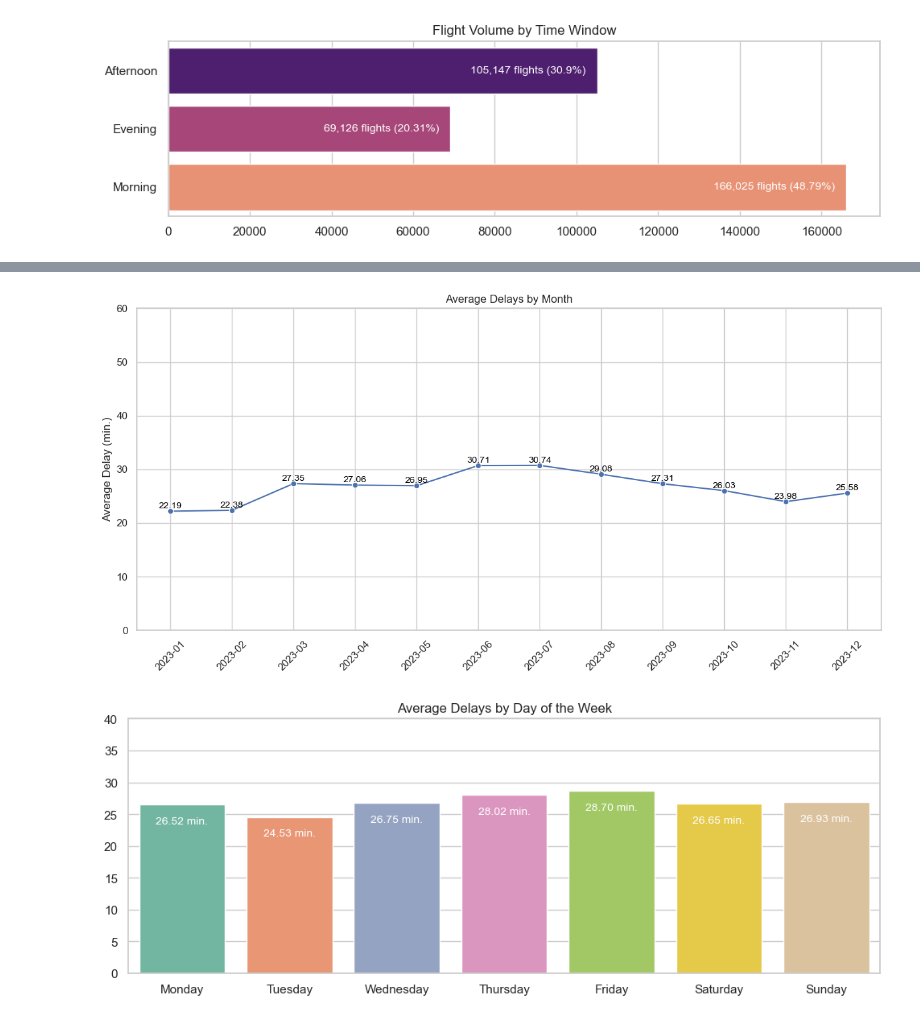
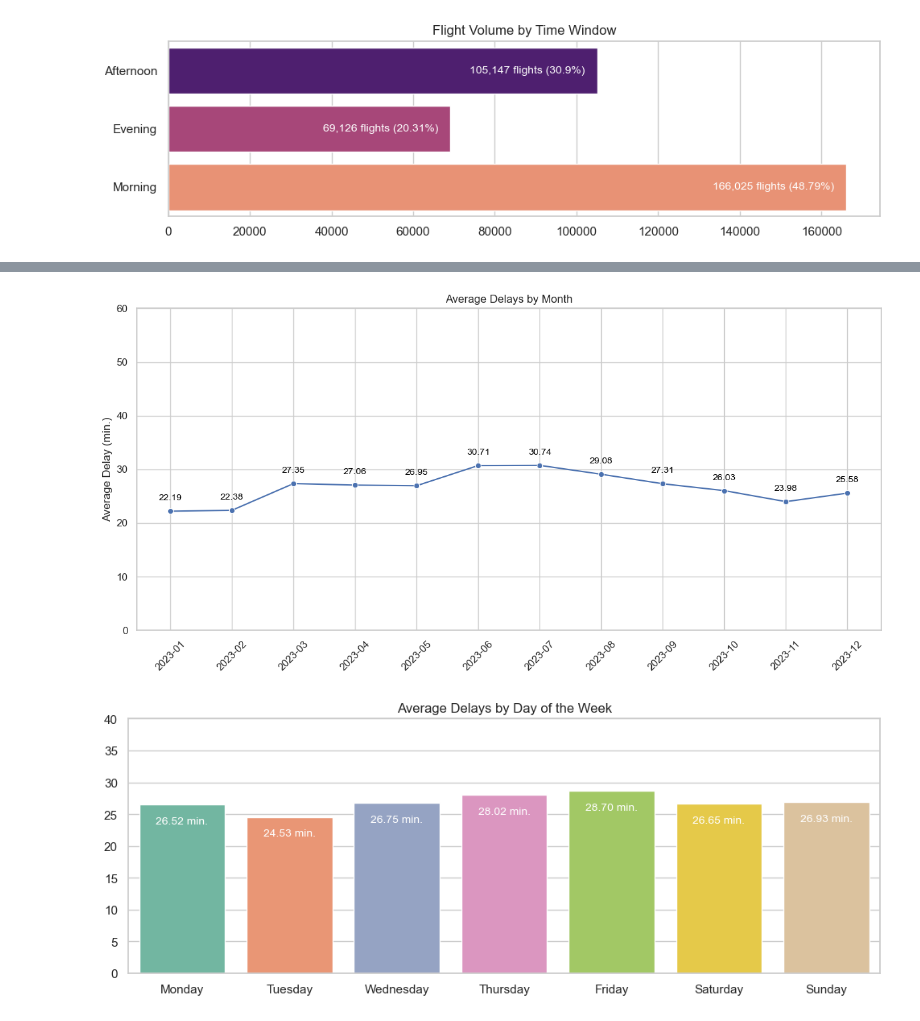
Before and after one commit to DT-Service-Consulting/avstats, a Jupyter notebook: avstats/AvStats_EDA.ipynb, the cells around one changed output, grey strips where cells are left out. Cells and saved outputs as stored; diff of their text form; code cells hidden in the pictures.

```diff
--- a/avstats/AvStats_EDA.ipynb
+++ b/avstats/AvStats_EDA.ipynb
@@ -331,7 +329,7 @@ plt.ylabel('')
 
 # Text annotations
 for i, (v, p) in enumerate(zip(flight_summary.values, flight_summary_percentage)):
-    ax.text(v - 500, i, f"{v:,} flights ({p}%)   ", color='white', ha='right', va='center', fontsize=10)
+    ax.text(v - 3000, i, f"{v:,} flights ({p}%)", color='white', ha='right', va='center', fontsize=10)
 
 plt.tight_layout()
 plt.show()
@@ -340,24 +355,24 @@ plt.show()
 # %%
 # Delays by Month with Annotations
 df['Month'] = pd.to_datetime(df['sdt']).dt.to_period('M')
 monthly_delays = df.groupby('Month')['dep_delay'].mean()
 
 plt.figure(figsize=(12, 6))
 ax = sns.lineplot(x=monthly_delays.index.astype(str), y=monthly_delays.values, marker='o')
 plt.title('Average Delays by Month')
 plt.xlabel('')
 plt.ylabel('Average Delay (min.)')
 plt.xticks(rotation=45)
 plt.ylim(0, 60)
 
 # Text annotations
 for i, (x, y) in enumerate(zip(monthly_delays.index.astype(str), monthly_delays.values)):
-    ax.text(x, y + 0.5, f"{y:.2f}", color='black', ha='center', fontsize=10)
+    ax.text(x, y + 2, f"{y:.2f}", color='black', ha='center', fontsize=10)
 
 plt.tight_layout()
 plt.show()
 # %% [output]
-[figure, old version]
+[figure, new version]
 # %%
 # Delays by Day of Week
 df['DayOfWeek'] = pd.to_datetime(df['sdt']).dt.day_name()
```
Also changed, not shown: parts of 4 cells of this notebook.
